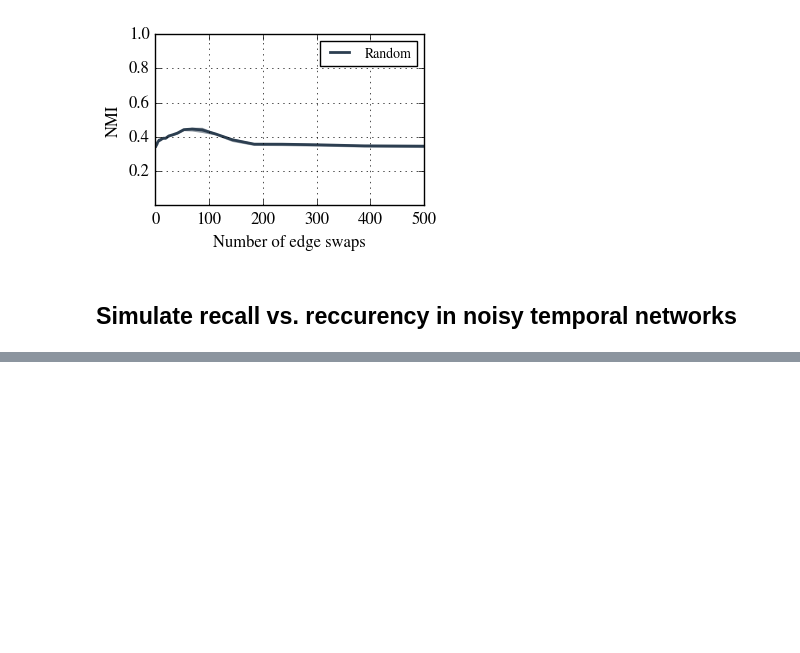
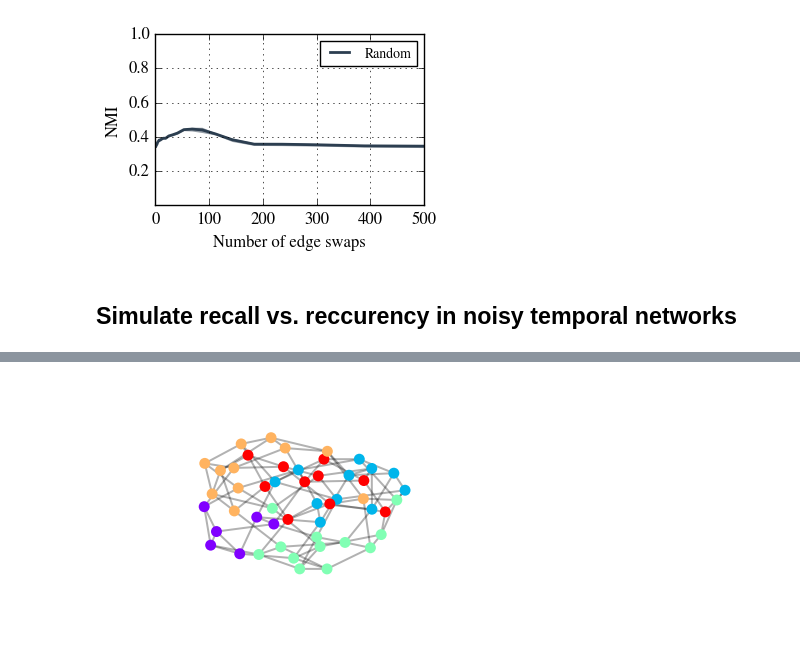
Before and after one commit to ulfaslak/recurrent_communities, a Jupyter notebook: Playspace.ipynb, the cells around one changed output, grey strips where cells are left out. Cells and saved outputs as stored; diff of their text form; code cells hidden in the pictures; blank space fills up the shorter version.

```diff
--- a/Playspace.ipynb
+++ b/Playspace.ipynb
@@ -769,0 +867,4 @@ ImportError: No module named pydotplus
+# %%
+ulf.draw(G, partition=True)
+# %% [output]
+[figure, added]
```
Also changed, not shown: parts of 12 cells of this notebook, 1 other file.
